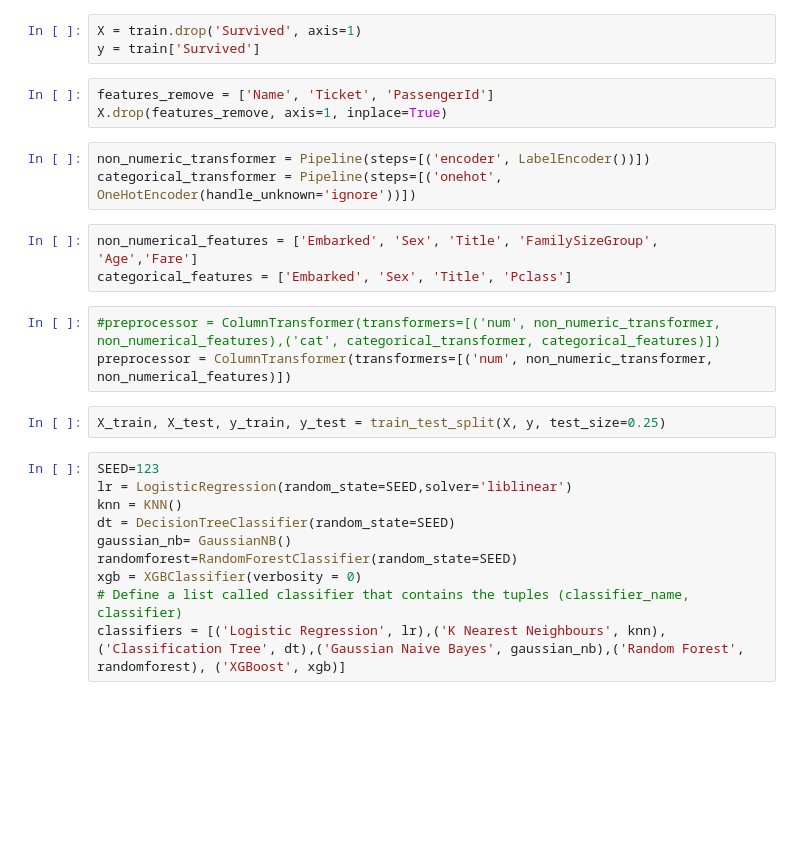
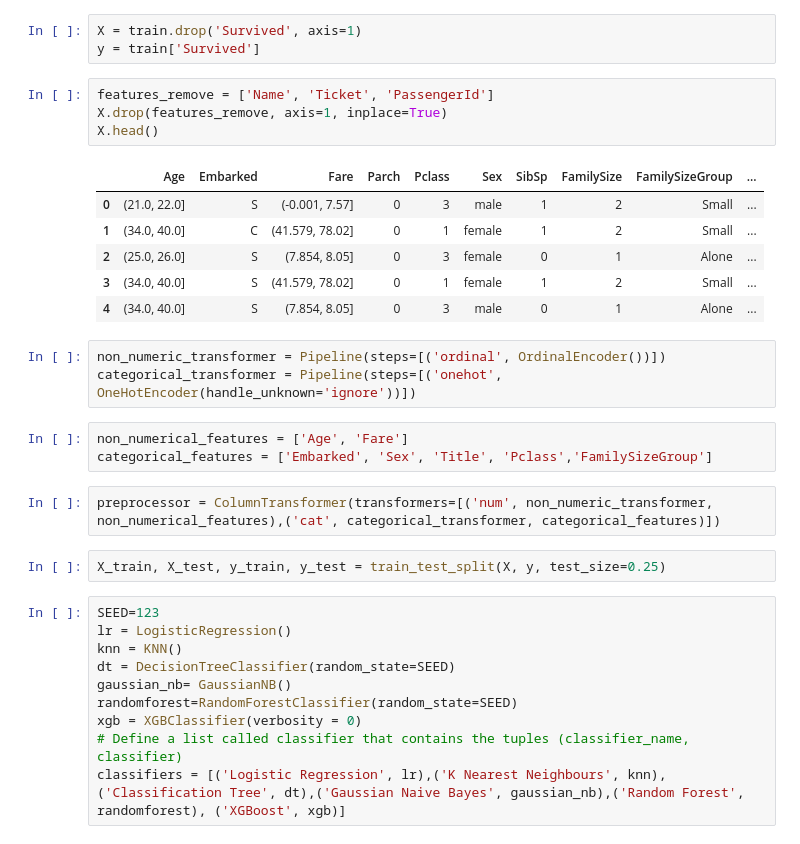
Before and after one commit to arturvilenskiy/data_science_portfolio, a Jupyter notebook: titanic_model.ipynb, the cells around one changed output. Cells and saved outputs as stored; diff of their text form; blank space fills up the shorter version.

```diff
--- a/titanic_model.ipynb
+++ b/titanic_model.ipynb
@@ -191,20 +205,27 @@ y = train['Survived']
 # %%
 features_remove = ['Name', 'Ticket', 'PassengerId']
 X.drop(features_remove, axis=1, inplace=True)
+X.head()
+# %% [output]
+|  | Age | Embarked | Fare | Parch | Pclass | Sex | SibSp | FamilySize | FamilySizeGroup | ... |
+| 0 | (21.0, 22.0] | S | (-0.001, 7.57] | 0 | 3 | male | 1 | 2 | Small | ... |
+| 1 | (34.0, 40.0] | C | (41.579, 78.02] | 0 | 1 | female | 1 | 2 | Small | ... |
+| 2 | (25.0, 26.0] | S | (7.854, 8.05] | 0 | 3 | female | 0 | 1 | Alone | ... |
+| 3 | (34.0, 40.0] | S | (41.579, 78.02] | 0 | 1 | female | 1 | 2 | Small | ... |
+| 4 | (34.0, 40.0] | S | (7.854, 8.05] | 0 | 3 | male | 0 | 1 | Alone | ... |
 # %%
-non_numeric_transformer = Pipeline(steps=[('encoder', LabelEncoder())])
+non_numeric_transformer = Pipeline(steps=[('ordinal', OrdinalEncoder())])
 categorical_transformer = Pipeline(steps=[('onehot', OneHotEncoder(handle_unknown='ignore'))])
 # %%
-non_numerical_features = ['Embarked', 'Sex', 'Title', 'FamilySizeGroup', 'Age','Fare']
-categorical_features = ['Embarked', 'Sex', 'Title', 'Pclass']
+non_numerical_features = ['Age', 'Fare']
+categorical_features = ['Embarked', 'Sex', 'Title', 'Pclass','FamilySizeGroup']
 # %%
-#preprocessor = ColumnTransformer(transformers=[('num', non_numeric_transformer, non_numerical_features),('cat', categorical_transformer, categorical_features)])
-preprocessor = ColumnTransformer(transformers=[('num', non_numeric_transformer, non_numerical_features)])
+preprocessor = ColumnTransformer(transformers=[('num', non_numeric_transformer, non_numerical_features),('cat', categorical_transformer, categorical_features)])
 # %%
 X_train, X_test, y_train, y_test = train_test_split(X, y, test_size=0.25)
 # %%
 SEED=123
-lr = LogisticRegression(random_state=SEED,solver='liblinear')
+lr = LogisticRegression()
 knn = KNN()
 dt = DecisionTreeClassifier(random_state=SEED)
 gaussian_nb= GaussianNB()
```
Also changed, not shown: parts of 10 cells of this notebook.
